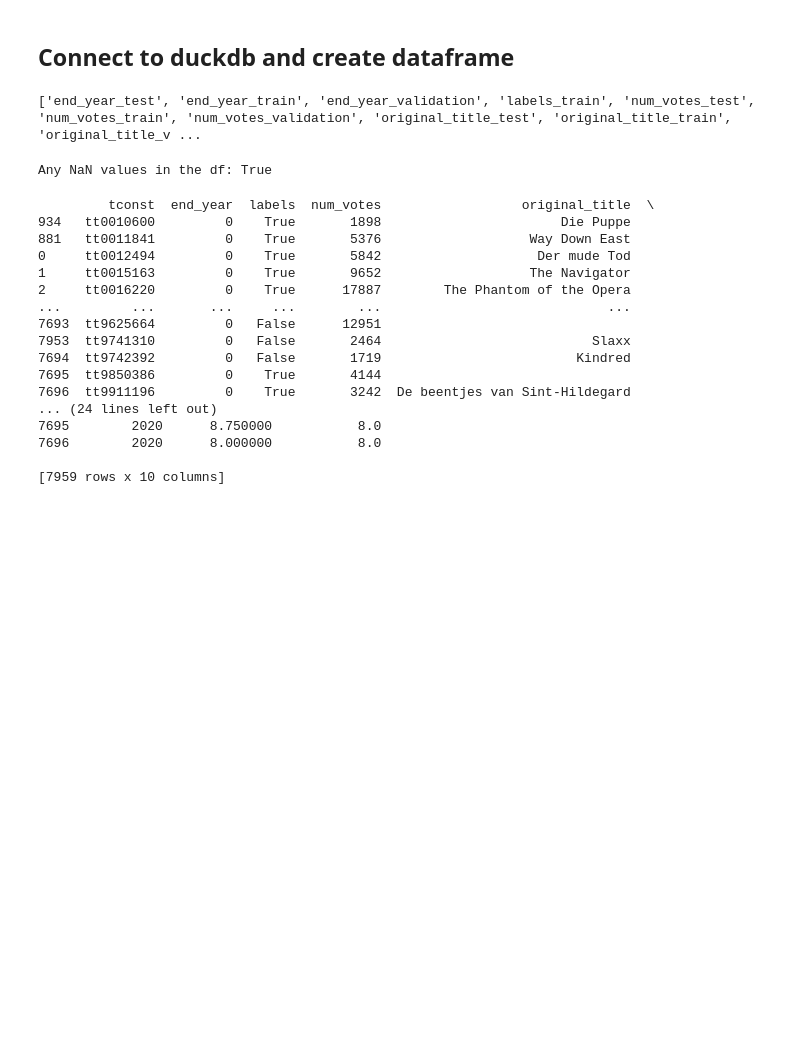
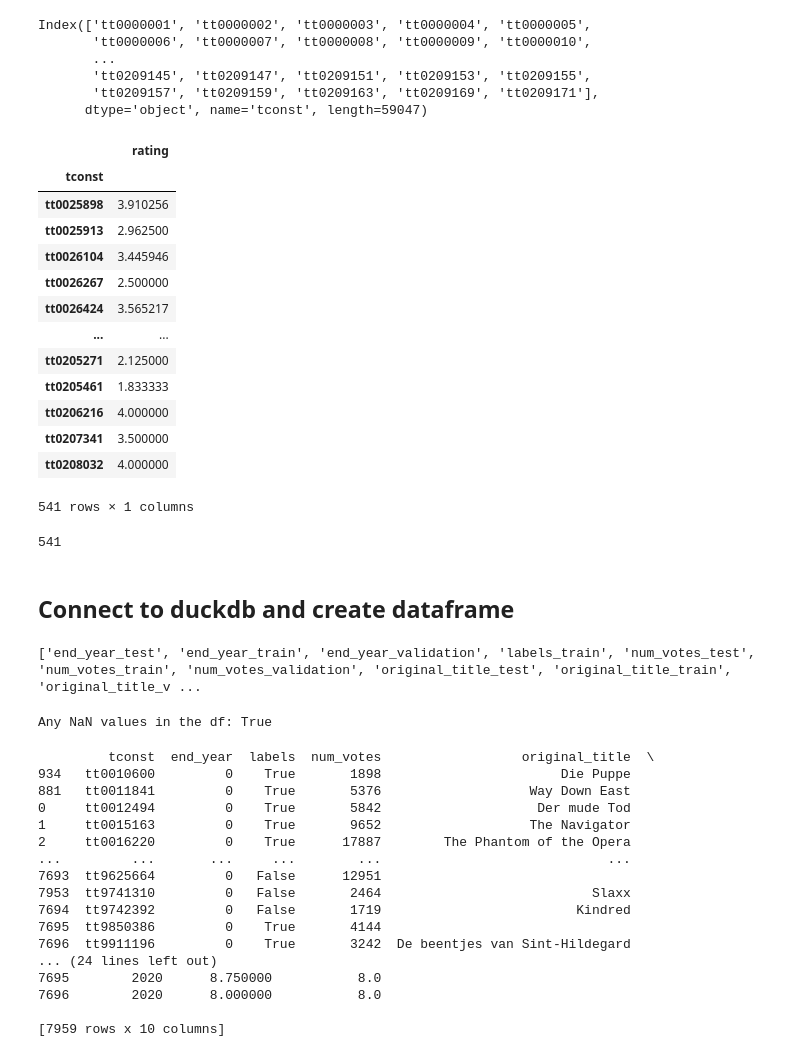
Before and after one commit to bloemetjesgordijn/UvA-Big-Data-group-31, a Jupyter notebook: ML.ipynb, the cells around one changed output. Drawn from its saved outputs; the diff is of its cells as text; code cells hidden in the pictures; blank space fills up the shorter version.

```diff
--- a/ML.ipynb
+++ b/ML.ipynb
@@ -24,2 +37,68 @@ LINE 1: SELECT * FROM movielens_ratings_train
 # %%
 conn.close()
+# %%
+import duckdb
+import pandas as pd
+import os
+
+
+### File specific variables
+duckDB_col = "movielens_ratings"
+
+ratings_tconst_list = []
+ratings_ratings_list = []
+movielens_df = pd.read_csv(os.getcwd() + '/movielens/ratings.csv')
+for i in range(len(movielens_df)):
+    curr = movielens_df.iloc[i]
+    curr_id = str(int(curr['movieId']))
+    zeroes_to_add = 7 - len(curr_id)
+    for i in range(zeroes_to_add):
+        curr_id = "0" + curr_id
+    curr_tconst = f"tt{curr_id}"
+    ratings_ratings_list.append(float(curr['rating']))
+    ratings_tconst_list.append(curr_tconst)
+ratings_df = pd.DataFrame(list(zip(ratings_tconst_list, ratings_ratings_list)), columns =['tconst', 'rating'])
+mean_ratings_df = ratings_df.groupby(['tconst']).mean()
+# %%
+print(mean_ratings_df.index)
+# %% [output]
+Index(['tt0000001', 'tt0000002', 'tt0000003', 'tt0000004', 'tt0000005',
+       'tt0000006', 'tt0000007', 'tt0000008', 'tt0000009', 'tt0000010',
+       ...
+       'tt0209145', 'tt0209147', 'tt0209151', 'tt0209153', 'tt0209155',
+       'tt0209157', 'tt0209159', 'tt0209163', 'tt0209169', 'tt0209171'],
+      dtype='object', name='tconst', length=59047)
+# %%
+mean_ratings_df.loc[mean_ratings_df.index.isin(tconst_train)]
+# %% [output]
+|  | rating |
+| tconst |  |
+| tt0025898 | 3.910256 |
+| tt0025913 | 2.962500 |
+| tt0026104 | 3.445946 |
+| tt0026267 | 2.500000 |
+| tt0026424 | 3.565217 |
+| ... | ... |
+| tt0205271 | 2.125000 |
+| tt0205461 | 1.833333 |
+| tt0206216 | 4.000000 |
+| tt0207341 | 3.500000 |
+| tt0208032 | 4.000000 |
+541 rows × 1 columns
+# %%
+tconst_train = conn.execute('SELECT tconst FROM labels_train').fetchdf()['tconst'].tolist()
+tconst_test = conn.execute('SELECT tconst FROM test_hidden').fetchdf()['tconst'].tolist()
+tconst_validation = conn.execute('SELECT tconst FROM validation_hidden').fetchdf()['tconst'].tolist()
+
+mean_ratings_list = mean_ratings_df['rating'].tolist()
+mean_ratings_tconsts = mean_ratings_df.index.tolist()
+train_movielens_ratings = []
+for i in range(len(mean_ratings_list)):
+    if mean_ratings_tconsts[i] in tconst_train:
+        train_movielens_ratings.append([mean_ratings_tconsts[i], mean_ratings_list[i]])
+print(len(train_movielens_ratings))
+
+
+print
+# %% [output]
+541
```
Also changed, not shown: parts of 4 cells of this notebook, 7 other files.
